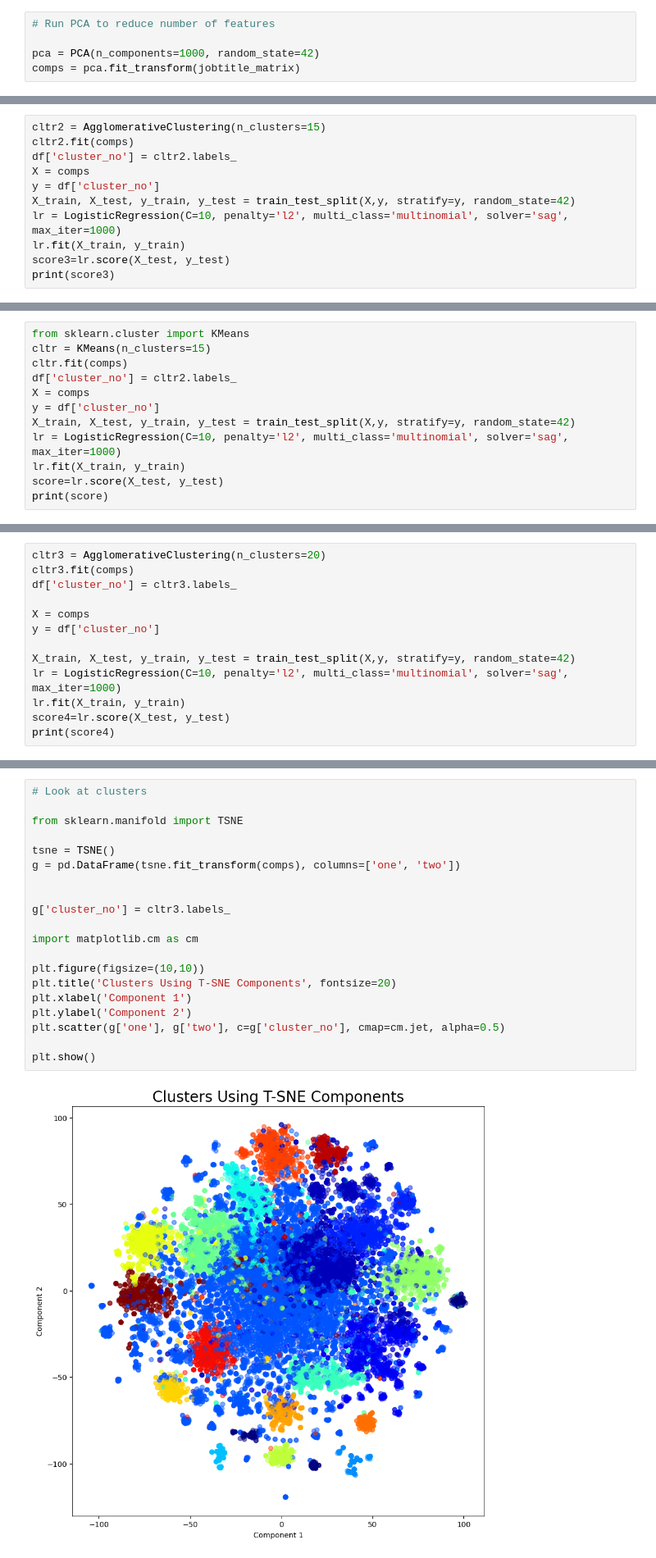
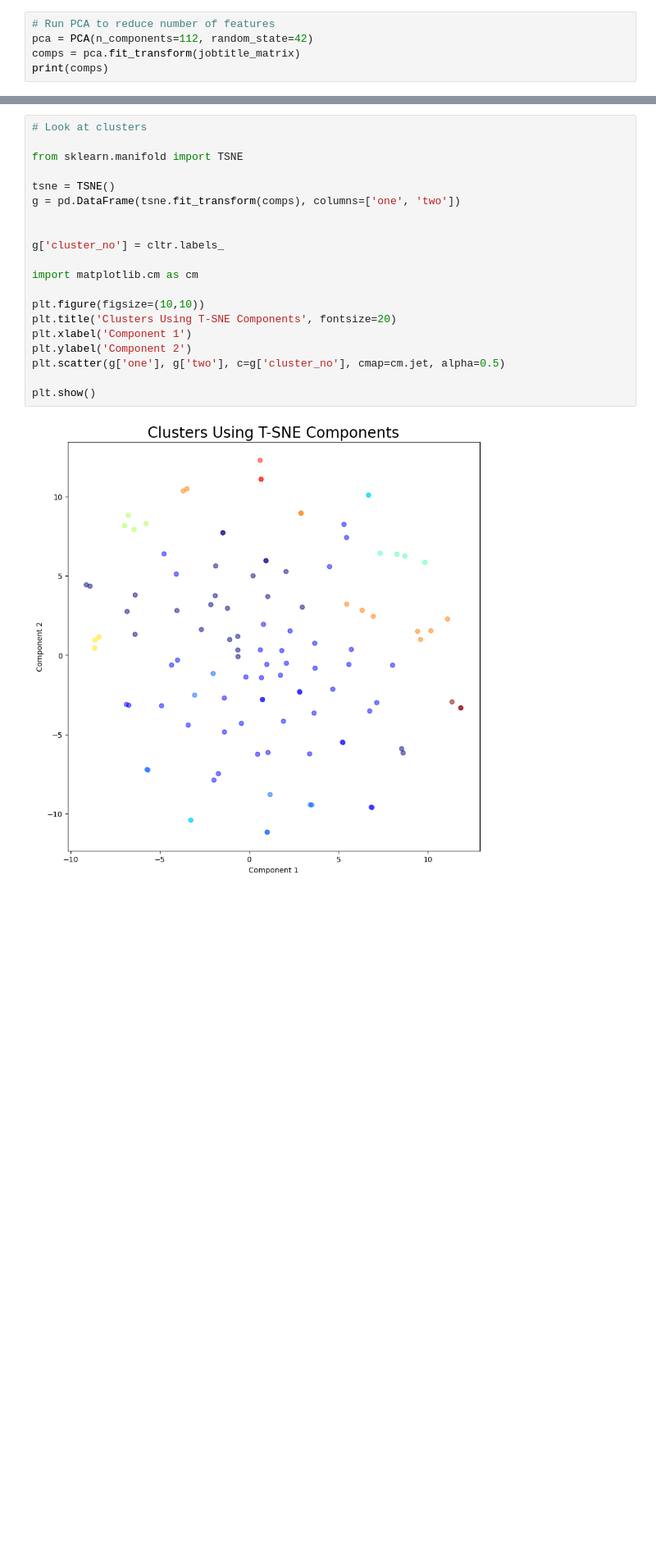
Before and after one commit to pvalia/job-rec, a Jupyter notebook: implementation/hybrid/hybrid.ipynb, the cells around one changed output, grey strips where cells are left out. Shown: that part at 82% size. Cells and saved outputs as stored; diff of their text form; blank space fills up the shorter version.

```diff
--- a/implementation/hybrid/hybrid.ipynb
+++ b/implementation/hybrid/hybrid.ipynb
@@ -152,5 +243,5 @@ jobtitle_matrix
 # %%
 # Run PCA to reduce number of features
-
-pca = PCA(n_components=1000, random_state=42)
+pca = PCA(n_components=112, random_state=42)
 comps = pca.fit_transform(jobtitle_matrix)
+print(comps)
@@ -192,11 +297,0 @@ print(score2)
-# %%
-cltr2 = AgglomerativeClustering(n_clusters=15)
-cltr2.fit(comps)
-df['cluster_no'] = cltr2.labels_
-X = comps
-y = df['cluster_no']
-X_train, X_test, y_train, y_test = train_test_split(X,y, stratify=y, random_state=42)
-lr = LogisticRegression(C=10, penalty='l2', multi_class='multinomial', solver='sag', max_iter=1000)
-lr.fit(X_train, y_train)
-score3=lr.score(X_test, y_test)
-print(score3)
@@ -205,12 +297,0 @@ print(score3)
-# %%
-from sklearn.cluster import KMeans
-cltr = KMeans(n_clusters=15)
-cltr.fit(comps)
-df['cluster_no'] = cltr2.labels_
-X = comps
-y = df['cluster_no']
-X_train, X_test, y_train, y_test = train_test_split(X,y, stratify=y, random_state=42)
-lr = LogisticRegression(C=10, penalty='l2', multi_class='multinomial', solver='sag', max_iter=1000)
-lr.fit(X_train, y_train)
-score=lr.score(X_test, y_test)
-print(score)
@@ -219,13 +297,0 @@ print(score)
-# %%
-cltr3 = AgglomerativeClustering(n_clusters=20)
-cltr3.fit(comps)
-df['cluster_no'] = cltr3.labels_
-
-X = comps
-y = df['cluster_no']
-
-X_train, X_test, y_train, y_test = train_test_split(X,y, stratify=y, random_state=42)
-lr = LogisticRegression(C=10, penalty='l2', multi_class='multinomial', solver='sag', max_iter=1000)
-lr.fit(X_train, y_train)
-score4=lr.score(X_test, y_test)
-print(score4)
@@ -245,22 +298,22 @@ plt.show()
 # %%
 # Look at clusters
 
 from sklearn.manifold import TSNE
 
 tsne = TSNE()
 g = pd.DataFrame(tsne.fit_transform(comps), columns=['one', 'two'])
 
 
-g['cluster_no'] = cltr3.labels_
+g['cluster_no'] = cltr.labels_
 
 import matplotlib.cm as cm
 
 plt.figure(figsize=(10,10))
 plt.title('Clusters Using T-SNE Components', fontsize=20)
 plt.xlabel('Component 1')
 plt.ylabel('Component 2')
 plt.scatter(g['one'], g['two'], c=g['cluster_no'], cmap=cm.jet, alpha=0.5)
 
 plt.show()
 # %% [output]
-[figure, old version]
+[figure, new version]
```
Also changed, not shown: parts of 30 cells of this notebook, 11 other files.
